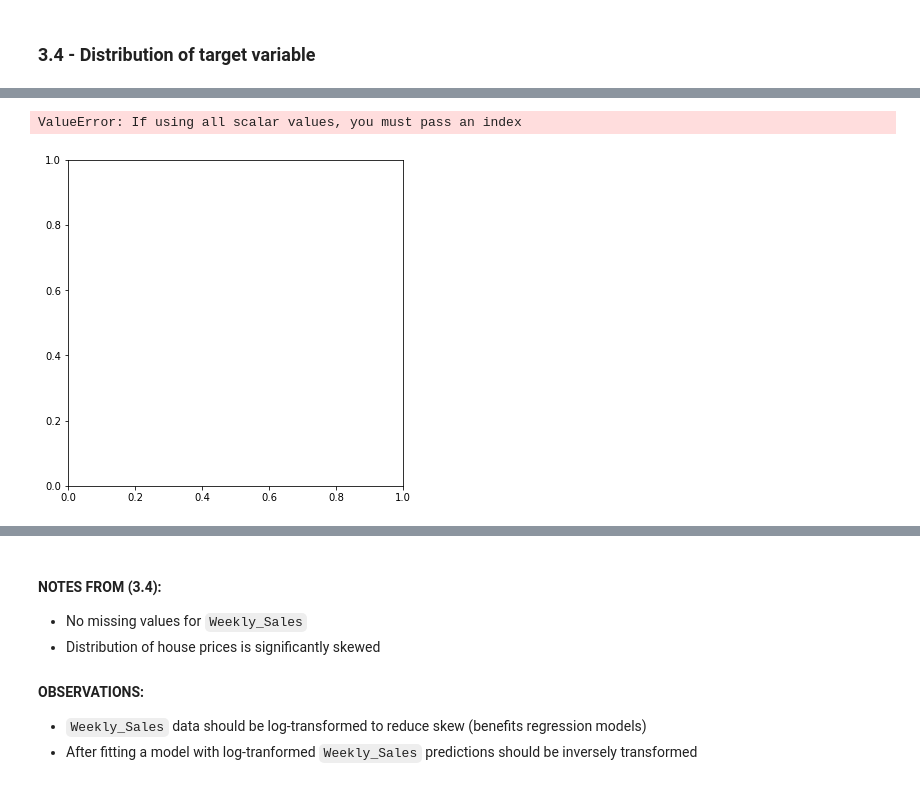
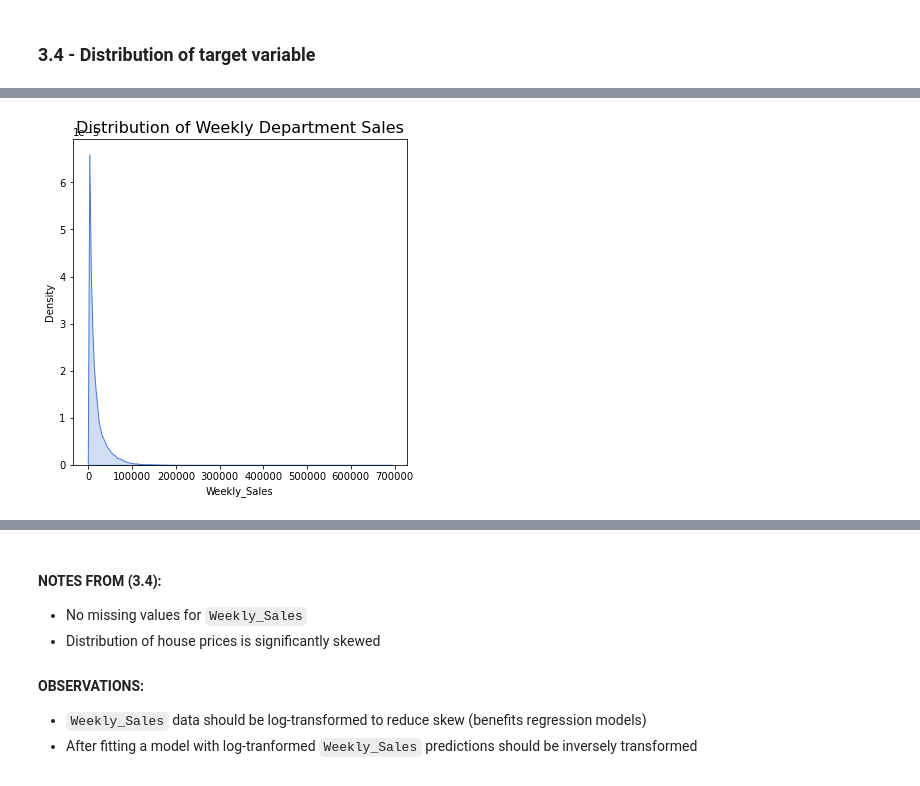
Before and after one commit to patohdzs/datadventures, a Jupyter notebook: walmart-sales/walmart-sales-prediction.ipynb, the cells around one changed output, grey strips where cells are left out. Cells and saved outputs as stored; diff of their text form; code cells hidden in the pictures.

Commit message:
Update walmart-sales-prediction.ipynb
- Removed negative sales
- Cool distribution plots

```diff
--- a/walmart-sales/walmart-sales-prediction.ipynb
+++ b/walmart-sales/walmart-sales-prediction.ipynb
@@ -53,11 +53,11 @@ for i in range(10):
 # %% [markdown]
 ### 3.1 - Data retrieval
 # %%
-
 # Retrieving datasets
 stores = pd.read_csv('data/stores.csv')
 features = pd.read_csv('data/features.csv')
 train = pd.read_csv('data/train.csv')
+test = pd.read_csv('data/test.csv')
 # %% [markdown]
 ### 3.2 - General overview
 # %%
@@ -137,0 +125,13 @@ memory usage: 52.3+ MB
+# %%
+# Concatenating train and test datasets
+data = pd.concat([train,test])
+data['Test'] = data['Weekly_Sales'].isnull()
+
+# Merging with feature and store data
+data = data.merge(stores, how='left', on='Store' )
+data = data.merge(features, how='left', on=['Store', 'Date'])
+
+# Light cleaning to remove duplicate column and negative sales
+data = data[data['Weekly_Sales']>=0]
+data = data.drop('IsHoliday_y', axis=1)
+data.info()
@@ -165,10 +189,9 @@ target.head()
 # %%
-# Plotting department sales distribution
-f, axs = plt.subplots(figsize=(6, 6))
-sns.kdeplot(target, color=standard_palette[0], fill=True, bw_adjust=.3, ax=axs)
+# Plotting weekly depratmental sales distribution
+fig, axs = plt.subplots(figsize=(6, 6))
+sns.kdeplot(data['Weekly_Sales'], color=standard_palette[0], fill=True, bw_adjust=.3, ax=axs)
 plt.title('Distribution of Weekly Department Sales', size=16)
 plt.show()
 # %% [output]
-ValueError: If using all scalar values, you must pass an index
-[figure, old version]
+[figure, new version]
 # %%
```
Also changed, not shown: parts of 10 cells of this notebook.
